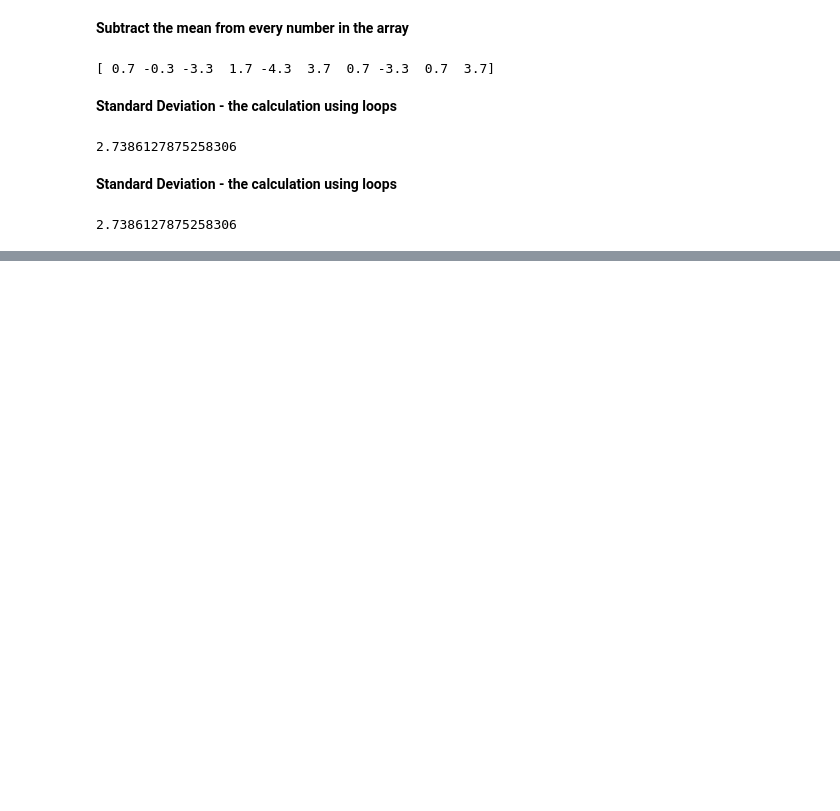
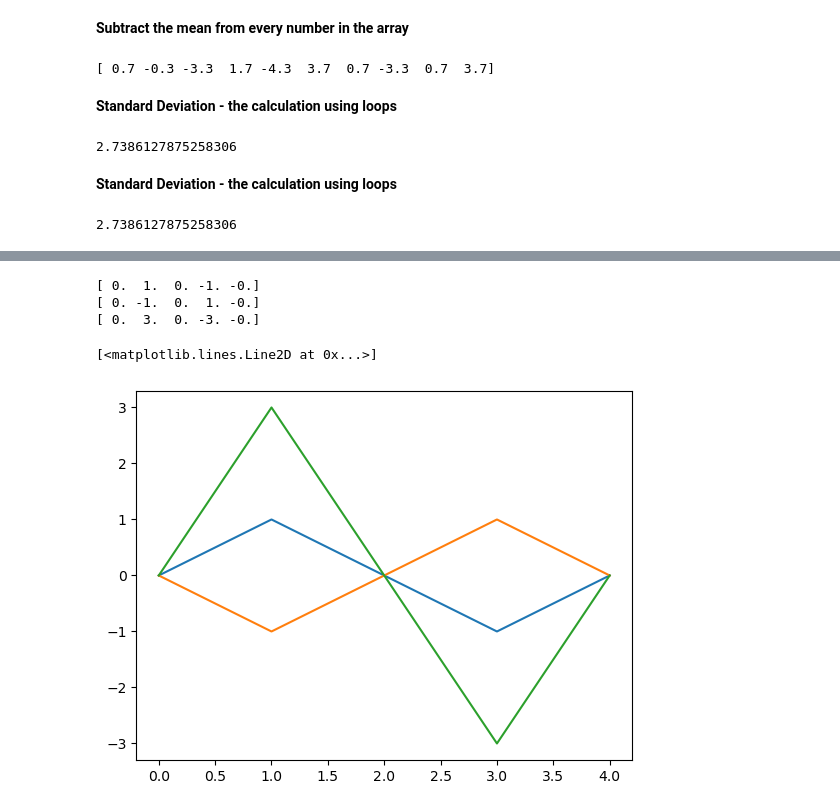
Before and after one commit to yk0766/MLAfterHoursAssignments, a Jupyter notebook: Numpy Practice.ipynb, the cells around one changed output, grey strips where cells are left out. Saved outputs shown, nothing was run; the diff lists cells and outputs as text; code cells hidden in the pictures; blank space fills up the shorter version.

Commit message:
Fun with sines added

```diff
--- a/Numpy Practice.ipynb
+++ b/Numpy Practice.ipynb
@@ -101,0 +114,72 @@ print(Std_arr)
+# %%
+# ============================================================
+#                  IMPORT LIBRARIES
+# ============================================================
+
+import numpy as np
+import matplotlib.pyplot as plt
+
+
+# ============================================================
+#               GENERATE SINE WAVE FUNCTION
+# ============================================================
+
+# Formula:
+# y = A * sin(Bx)
+#
+# A -> amplitude  (wave height)
+# B -> frequency  (number of waves)
+#
+# Parameters:
+# start         -> starting radians value
+# end           -> ending radians multiplier of π
+# intervals     -> number of intervals between start and end
+# frequency     -> controls wave repetition speed
+# amplitude     -> controls wave height
+
+def sin_waves(start, end, intervals, frequency, amplitude):
+
+    # Create evenly spaced radians values
+    rads = np.linspace(start, end * np.pi, intervals + 1)
+
+    # Generate sine wave values
+    sins = amplitude * np.sin(frequency * rads)
+
+    return sins
+
+
+# ============================================================
+#                 PRINT SINE WAVE VALUES
+# ============================================================
+
+# sin(x)
+print(np.round(sin_waves(0, 2, 4, 1, 1), 2))
+
+# sin(3x)
+print(np.round(sin_waves(0, 2, 4, 3, 1), 2))
+
+# 3sin(x)
+print(np.round(sin_waves(0, 2, 4, 1, 3), 2))
+# %% [output]
+[ 0.  1.  0. -1. -0.]
+[ 0. -1.  0.  1. -0.]
+[ 0.  3.  0. -3. -0.]
+# %%
+# ============================================================
+#                  PLOT SINE WAVES
+# ============================================================
+
+# 4 intervals -> creates 5 total points:
+# 0, π/2, π, 3π/2, 2π
+
+# Basic sine wave -> sin(x)
+plt.plot(sin_waves(0, 2, 4, 1, 1), label="sin(x)")
+
+# Higher frequency wave -> sin(3x)
+plt.plot(sin_waves(0, 2, 4, 3, 1), label="sin(3x)")
+
+# Higher amplitude wave -> 3sin(x)
+plt.plot(sin_waves(0, 2, 4, 1, 3), label="3sin(x)")
+# %% [output]
+[<matplotlib.lines.Line2D at 0x...>]
+[figure, added]
```
Also changed, not shown: parts of 3 cells of this notebook.
